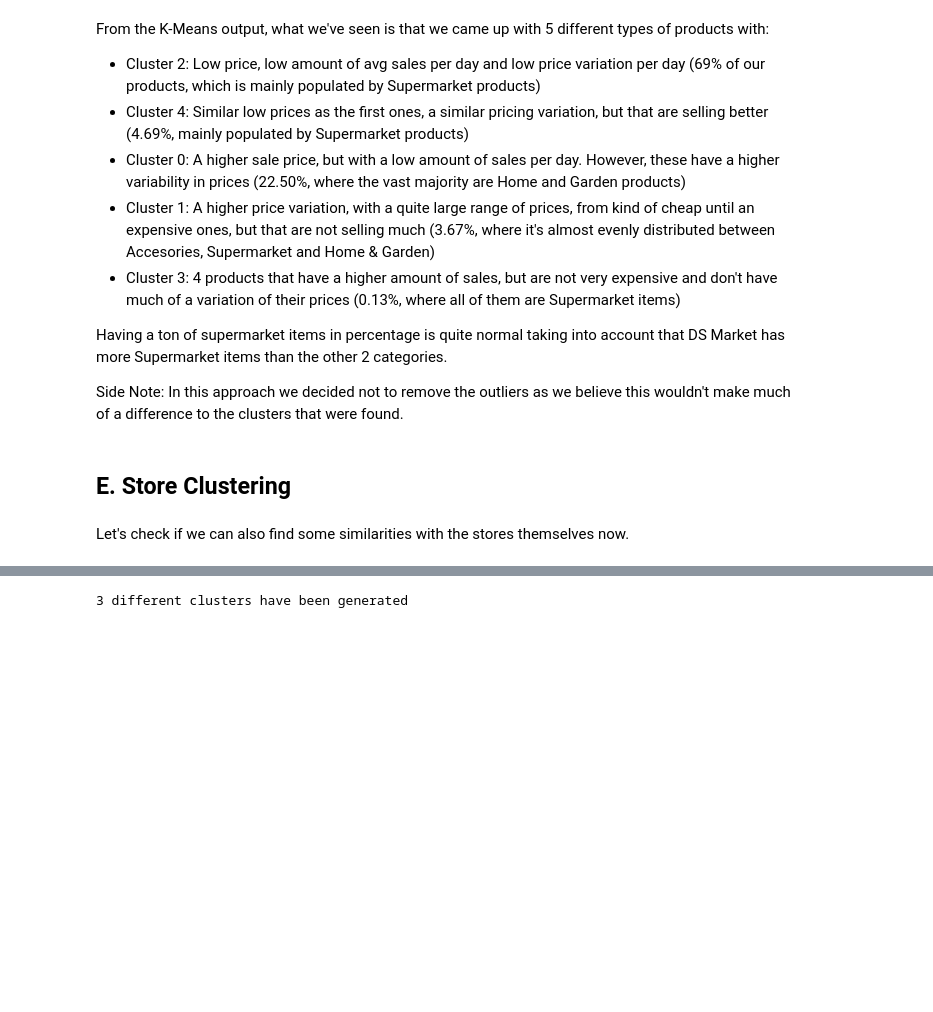
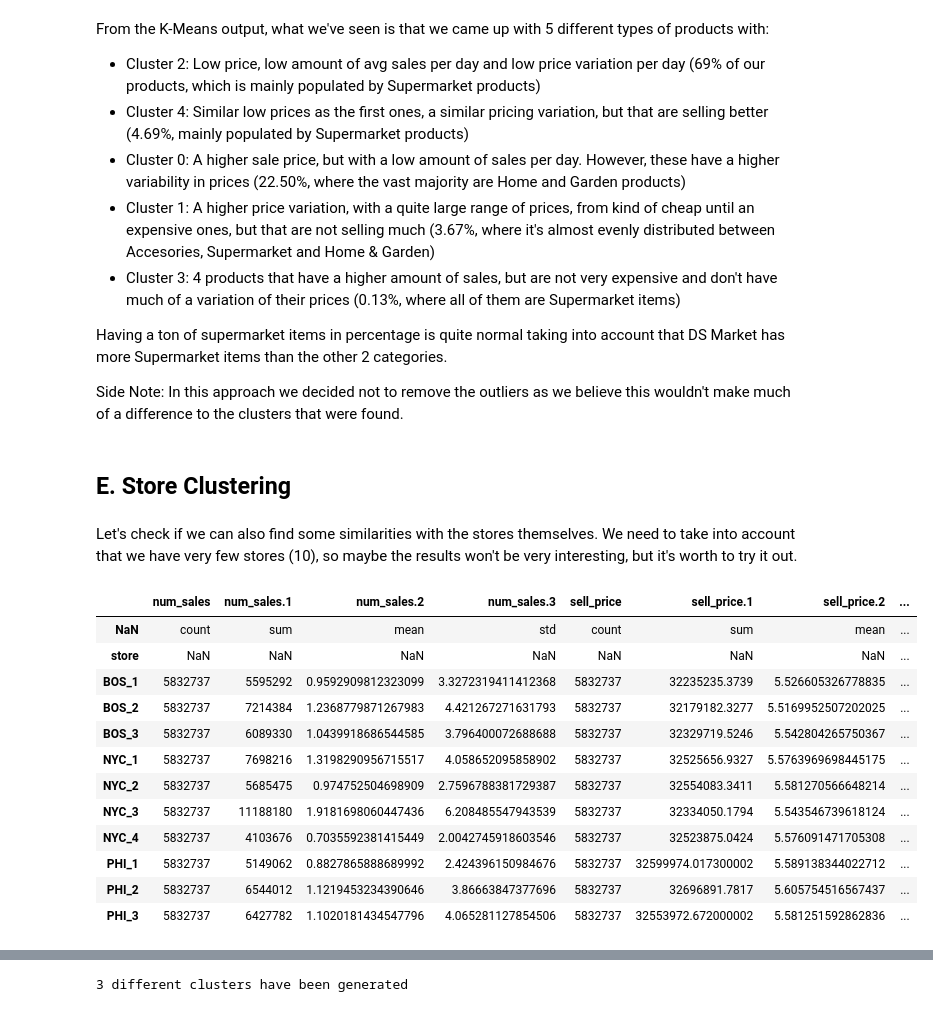
Before and after one commit to Maycas/DS-Market, a Jupyter notebook: 2 - Clustering/Clustering.ipynb, the cells around one changed output, grey strips where cells are left out. Drawn from its saved outputs; the diff is of its cells as text; code cells hidden in the pictures; blank space fills up the shorter version.

```diff
--- a/2 - Clustering/Clustering.ipynb
+++ b/2 - Clustering/Clustering.ipynb
@@ -227,6 +227,22 @@ Side Note: In this approach we decided not to remove the outliers as we believe
 # %% [markdown]
 ## E. Store Clustering<a class="anchor" id="store_clustering"></a>
 # %% [markdown]
-Let's check if we can also find some similarities with the stores themselves now.
+Let's check if we can also find some similarities with the stores themselves. We need to take into account that we have very few stores (10), so maybe the results won't be very interesting, but it's worth to try it out.
+# %%
+sales_by_store
+# %% [output]
+|  | num_sales | num_sales.1 | num_sales.2 | num_sales.3 | sell_price | sell_price.1 | sell_price.2 | ... |
+| NaN | count | sum | mean | std | count | sum | mean | ... |
+| store | NaN | NaN | NaN | NaN | NaN | NaN | NaN | ... |
+| BOS_1 | 5832737 | 5595292 | 0.9592909812323099 | 3.3272319411412368 | 5832737 | 32235235.3739 | 5.526605326778835 | ... |
+| BOS_2 | 5832737 | 7214384 | 1.2368779871267983 | 4.421267271631793 | 5832737 | 32179182.3277 | 5.5169952507202025 | ... |
+| BOS_3 | 5832737 | 6089330 | 1.0439918686544585 | 3.796400072688688 | 5832737 | 32329719.5246 | 5.542804265750367 | ... |
+| NYC_1 | 5832737 | 7698216 | 1.3198290956715517 | 4.058652095858902 | 5832737 | 32525656.9327 | 5.5763969698445175 | ... |
+| NYC_2 | 5832737 | 5685475 | 0.974752504698909 | 2.7596788381729387 | 5832737 | 32554083.3411 | 5.581270566648214 | ... |
+| NYC_3 | 5832737 | 11188180 | 1.9181698060447436 | 6.208485547943539 | 5832737 | 32334050.1794 | 5.543546739618124 | ... |
+| NYC_4 | 5832737 | 4103676 | 0.7035592381415449 | 2.0042745918603546 | 5832737 | 32523875.0424 | 5.576091471705308 | ... |
+| PHI_1 | 5832737 | 5149062 | 0.8827865888689992 | 2.424396150984676 | 5832737 | 32599974.017300002 | 5.589138344022712 | ... |
+| PHI_2 | 5832737 | 6544012 | 1.1219453234390646 | 3.86663847377696 | 5832737 | 32696891.7817 | 5.605754516567437 | ... |
+| PHI_3 | 5832737 | 6427782 | 1.1020181434547796 | 4.065281127854506 | 5832737 | 32553972.672000002 | 5.581251592862836 | ... |
 # %%
 # preparing the dataframe to use for this analysis
```
Also changed, not shown: parts of 8 cells of this notebook, 1 other file.
